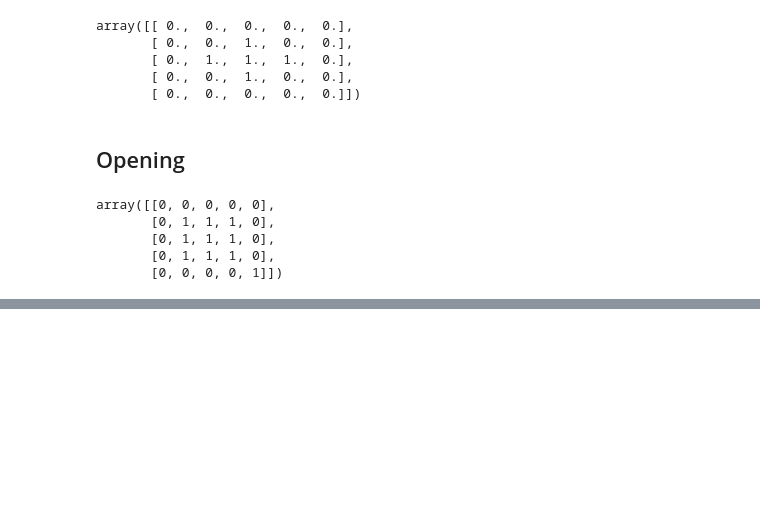
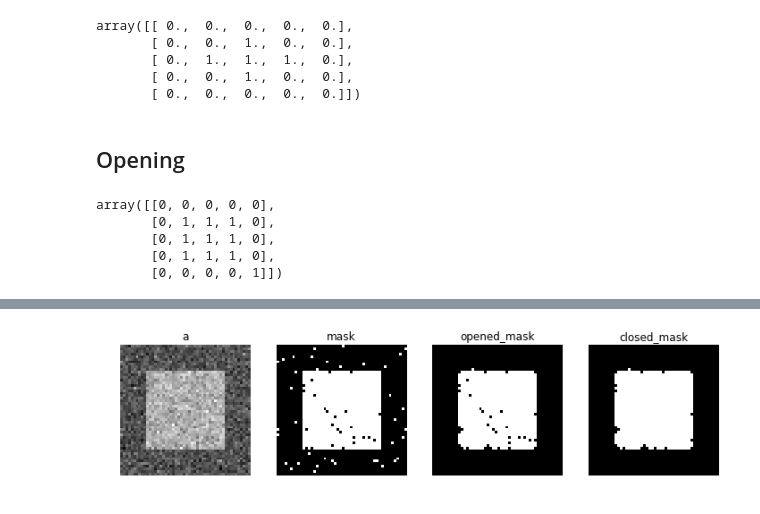
Before and after one commit to Accio/learn-scipy, a Jupyter notebook: 1.5/Scipy.ipynb, the cells around one changed output, grey strips where cells are left out. Saved outputs shown, nothing was run; the diff lists cells and outputs as text; code cells hidden in the pictures; blank space fills up the shorter version.

Commit message:
closing and opening

```diff
--- a/1.5/Scipy.ipynb
+++ b/1.5/Scipy.ipynb
@@ -762,0 +782,28 @@ ndimage.binary_opening(a, structure=np.ones((3,3)).)
+# %%
+a = np.zeros((50, 50))
+a[10:-10, 10:-10] = 1
+a += 0.25 * np.random.standard_normal(a.shape)
+mask = a > 0.5
+opened_mask = ndimage.binary_opening(mask)
+closed_mask = ndimage.binary_closing(opened_mask)
+# %%
+plt.figure(figsize=(12, 8))
+plt.subplot('141')
+plt.imshow(a, cmap=plt.cm.gray)
+plt.axis('off')
+plt.title('a')
+plt.subplot('142')
+plt.imshow(mask, cmap=plt.cm.gray)
+plt.axis('off')
+plt.title('mask')
+plt.subplot('143')
+plt.imshow(opened_mask, cmap=plt.cm.gray)
+plt.axis('off')
+plt.title('opened_mask')
+plt.subplot('144')
+plt.imshow(closed_mask, cmap=plt.cm.gray)
+plt.axis('off')
+plt.title('closed_mask')
+plt.show()
+# %% [output]
+[figure, added]
```
Also changed, not shown: parts of 3 cells of this notebook.
